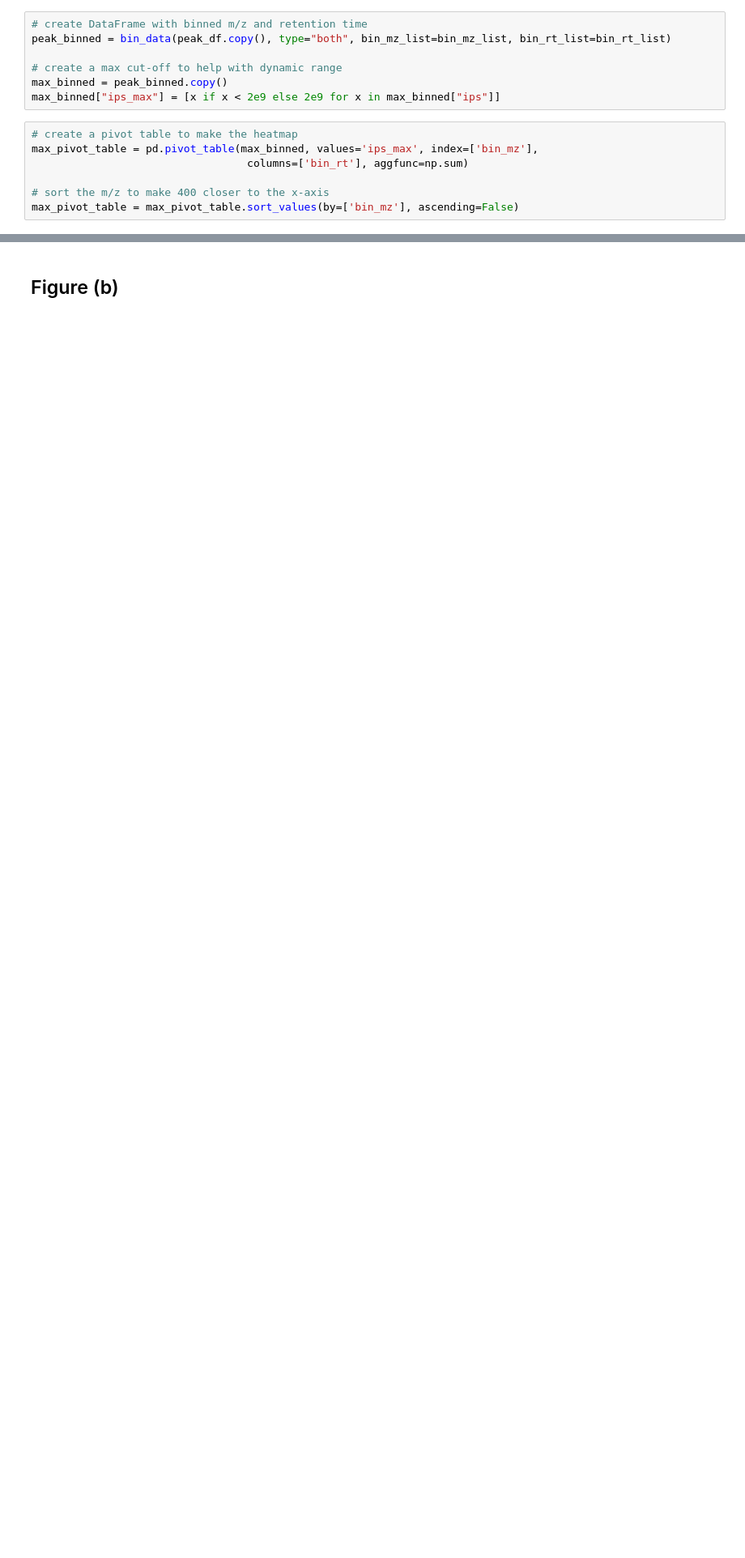
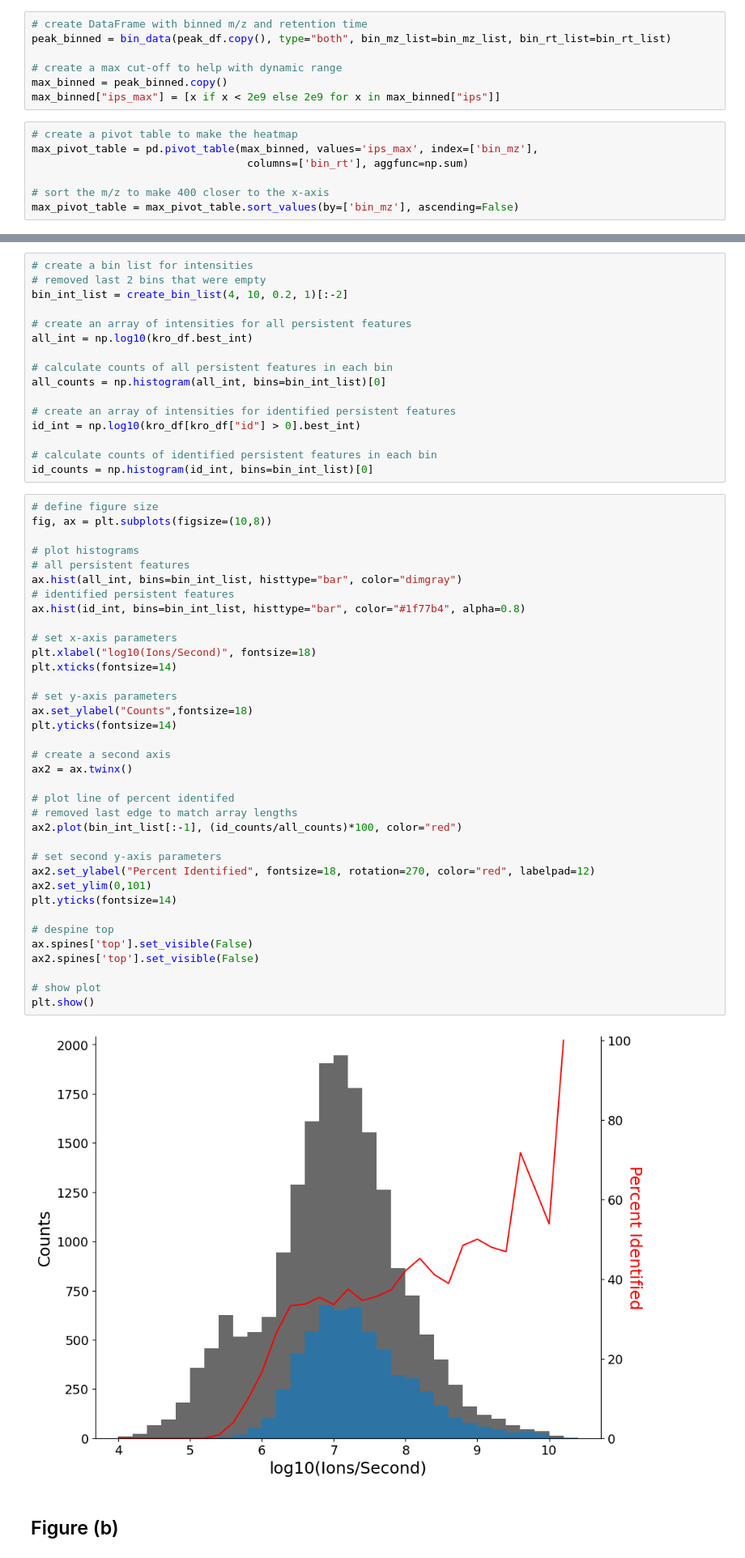
Before and after one commit to uw-maccosslab/single_molecule_counting, a Jupyter notebook: 2022_Single_Molecule_Counting.ipynb, the cells around one changed output, grey strips where cells are left out. Shown at 81% size. Saved outputs shown, nothing was run; the diff lists cells and outputs as text; blank space fills up the shorter version.

Commit message:
Create histogram for intensities of persistent features

```diff
--- a/2022_Single_Molecule_Counting.ipynb
+++ b/2022_Single_Molecule_Counting.ipynb
@@ -222,3 +251,57 @@ plt.show()
+# %%
+# create a bin list for intensities
+# removed last 2 bins that were empty
+bin_int_list = create_bin_list(4, 10, 0.2, 1)[:-2]
+
+# create an array of intensities for all persistent features
+all_int = np.log10(kro_df.best_int)
+
+# calculate counts of all persistent features in each bin
+all_counts = np.histogram(all_int, bins=bin_int_list)[0]
+
+# create an array of intensities for identified persistent features
+id_int = np.log10(kro_df[kro_df["id"] > 0].best_int)
+
+# calculate counts of identified persistent features in each bin
+id_counts = np.histogram(id_int, bins=bin_int_list)[0]
+# %%
+# define figure size
+fig, ax = plt.subplots(figsize=(10,8))
+
+# plot histograms
+# all persistent features
+ax.hist(all_int, bins=bin_int_list, histtype="bar", color="dimgray")
+# identified persistent features
+ax.hist(id_int, bins=bin_int_list, histtype="bar", color="#1f77b4", alpha=0.8)
+
+# set x-axis parameters
+plt.xlabel("log10(Ions/Second)", fontsize=18)
+plt.xticks(fontsize=14)
+
+# set y-axis parameters
+ax.set_ylabel("Counts",fontsize=18)
+plt.yticks(fontsize=14)
+
+# create a second axis
+ax2 = ax.twinx()
+
+# plot line of percent identifed
+# removed last edge to match array lengths
+ax2.plot(bin_int_list[:-1], (id_counts/all_counts)*100, color="red")
+
+# set second y-axis parameters
+ax2.set_ylabel("Percent Identified", fontsize=18, rotation=270, color="red", labelpad=12)
+ax2.set_ylim(0,101)
+plt.yticks(fontsize=14)
+
+# despine top
+ax.spines['top'].set_visible(False)
+ax2.spines['top'].set_visible(False)
+
+# show plot
+plt.show()
+# %% [output]
+[figure, added]
 # %% [markdown]
 ## Figure (b)
 # %%
```
Also changed, not shown: parts of 2 cells of this notebook.
